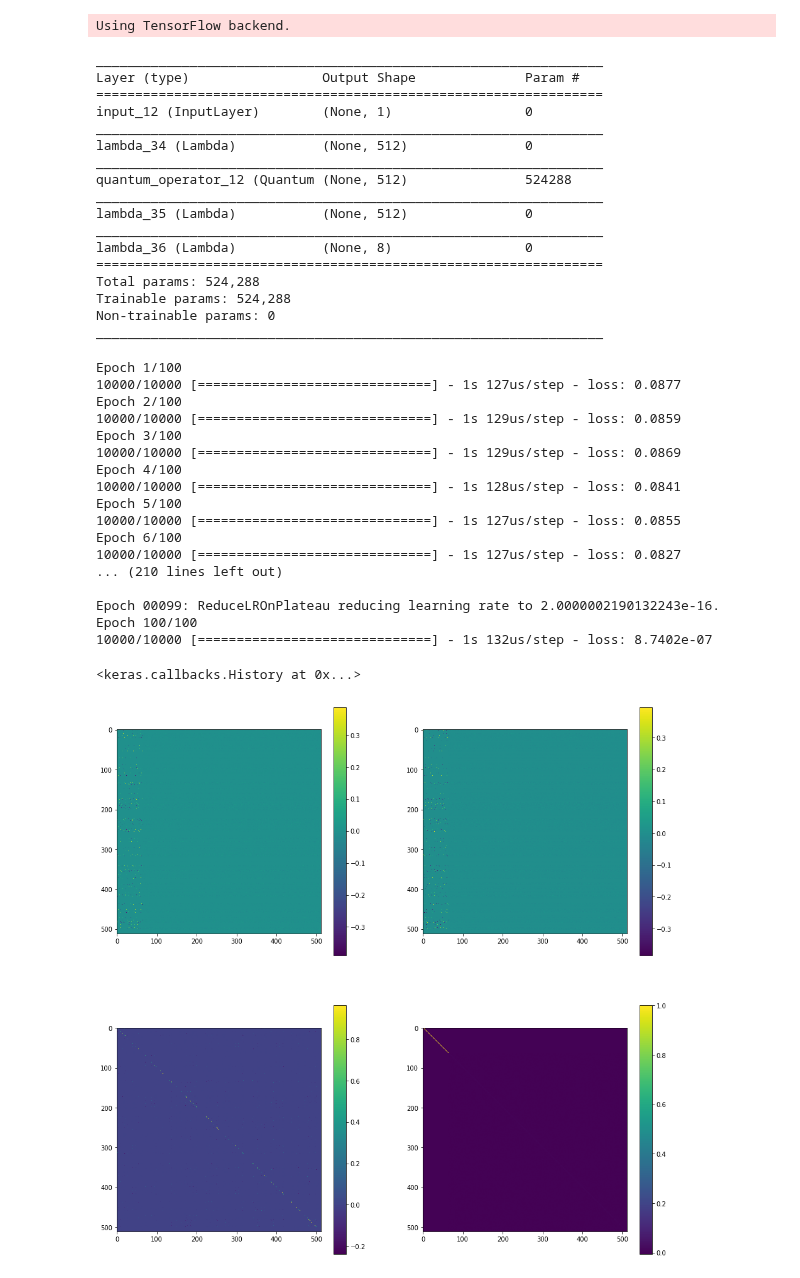
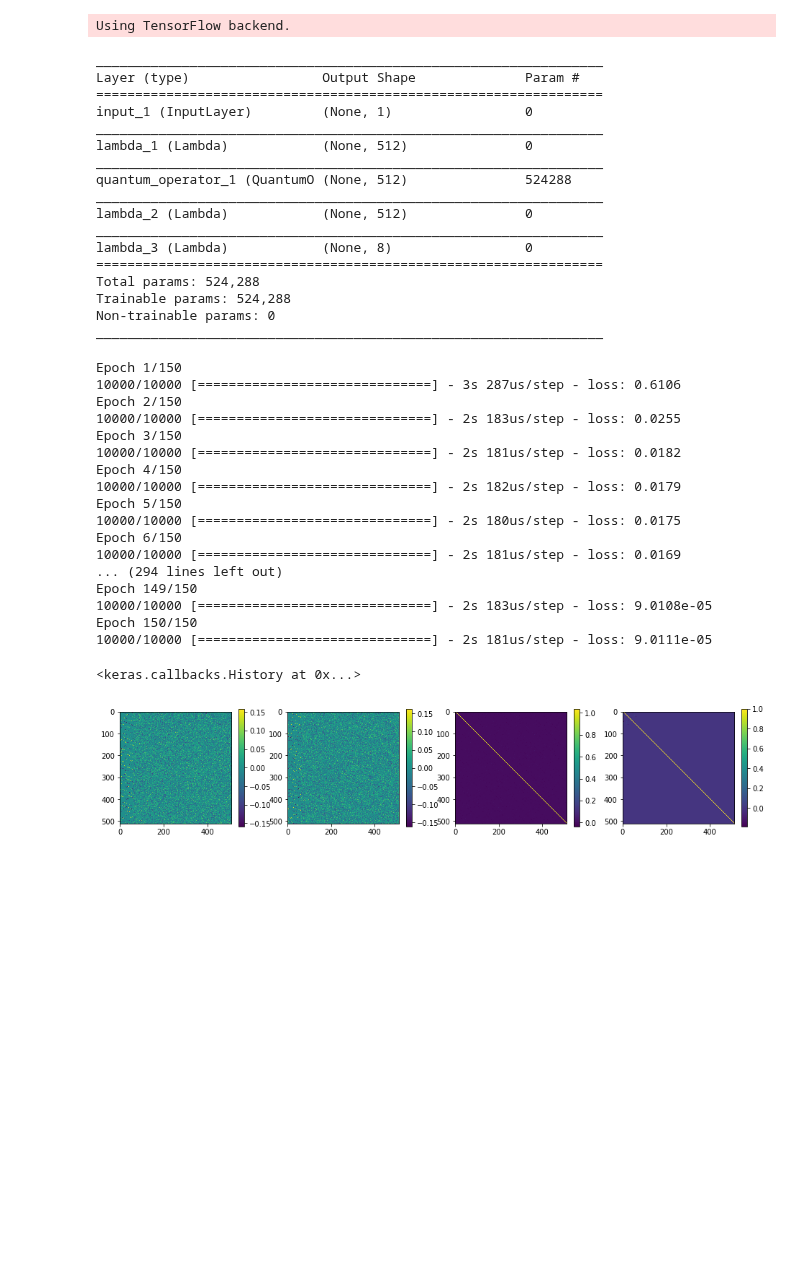
Before and after one commit to mammalwong/ml-study, a Jupyter notebook: regress-quantum-operator.ipynb, the cells around one changed output. Drawn from its saved outputs; the diff is of its cells as text; code cells hidden in the pictures; blank space fills up the shorter version.

```diff
--- a/regress-quantum-operator.ipynb
+++ b/regress-quantum-operator.ipynb
@@ -35,13 +35,13 @@ class QuantumOperator(keras.layers.Layer):
     def call(self, inputs):
         operator = tf.complex(self.operator_real, self.operator_imag)
         forward = inputs @ operator
-        reverse = forward @ tf.conj(tf.transpose(operator))
+        unitary = operator @ tf.conj(tf.transpose(operator))
         prob = K.square(tf.abs(forward))
-        self.add_loss(self.unitary_loss_factor/2 * K.sum(keras.losses.mae(
-            tf.real(inputs), tf.real(reverse))), inputs=inputs)
-        self.add_loss(self.unitary_loss_factor/2 * K.sum(keras.losses.mae(
-            tf.imag(inputs), tf.imag(reverse))), inputs=inputs)
-        self.add_loss(self.prob_loss_factor * K.sum(keras.losses.mae(
+        self.add_loss(self.unitary_loss_factor/2 * K.mean(keras.losses.mae(
+            tf.eye(self.dimension,self.dimension), tf.real(unitary))), inputs=inputs)
+        self.add_loss(self.unitary_loss_factor/2 * K.mean(keras.losses.mae(
+            tf.zeros((self.dimension,self.dimension)), tf.imag(unitary))), inputs=inputs)
+        self.add_loss(self.prob_loss_factor * K.mean(keras.losses.mae(
             1., K.sum(prob, axis=-1))), inputs=inputs)
         return forward
 
@@ -56,70 +56,69 @@ X = X_operator(X)
 X = keras.layers.Lambda(lambda x: K.square(tf.abs(x)))(X)
 X = keras.layers.Lambda(lambda x: K.sum(K.reshape(x,(-1,2**int(round((C-1)*N)),2**N)), axis=-2))(X)
 M = keras.Model(X_input, X)
-M_opt = keras.optimizers.SGD(momentum=0.9, nesterov=True)
 M.compile('nadam', 'sparse_categorical_crossentropy')
 M.summary()
 # %% [output]
 _________________________________________________________________
 Layer (type)                 Output Shape              Param #
 =================================================================
-input_12 (InputLayer)        (None, 1)                 0
+input_1 (InputLayer)         (None, 1)                 0
 _________________________________________________________________
-lambda_34 (Lambda)           (None, 512)               0
+lambda_1 (Lambda)            (None, 512)               0
 _________________________________________________________________
-quantum_operator_12 (Quantum (None, 512)               524288
+quantum_operator_1 (QuantumO (None, 512)               524288
 _________________________________________________________________
-lambda_35 (Lambda)           (None, 512)               0
+lambda_2 (Lambda)            (None, 512)               0
 _________________________________________________________________
-lambda_36 (Lambda)           (None, 8)                 0
+lambda_3 (Lambda)            (None, 8)                 0
 =================================================================
 Total params: 524,288
 Trainable params: 524,288
 Non-trainable params: 0
 _________________________________________________________________
 # %%
-M.fit(X_train, Y_train, epochs=100, batch_size=128, callbacks=[
+M.fit(X_train, Y_train, epochs=150, batch_size=128, callbacks=[
     keras.callbacks.ReduceLROnPlateau('loss', patience=3, min_delta=0., verbose=1),
 ])
 # %% [output]
-Epoch 1/100
-10000/10000 [==============================] - 1s 127us/step - loss: 0.0877
-Epoch 2/100
-10000/10000 [==============================] - 1s 129us/step - loss: 0.0859
-Epoch 3/100
-10000/10000 [==============================] - 1s 129us/step - loss: 0.0869
-Epoch 4/100
-10000/10000 [==============================] - 1s 128us/step - loss: 0.0841
-Epoch 5/100
-10000/10000 [==============================] - 1s 127us/step - loss: 0.0855
-Epoch 6/100
-10000/10000 [==============================] - 1s 127us/step - loss: 0.0827
-... (210 lines left out)
-
-Epoch 00099: ReduceLROnPlateau reducing learning rate to 2.0000002190132243e-16.
-Epoch 100/100
-10000/10000 [==============================] - 1s 132us/step - loss: 8.7402e-07
+Epoch 1/150
+10000/10000 [==============================] - 3s 287us/step - loss: 0.6106
+Epoch 2/150
+10000/10000 [==============================] - 2s 183us/step - loss: 0.0255
+Epoch 3/150
+10000/10000 [==============================] - 2s 181us/step - loss: 0.0182
+Epoch 4/150
+10000/10000 [==============================] - 2s 182us/step - loss: 0.0179
+Epoch 5/150
+10000/10000 [==============================] - 2s 180us/step - loss: 0.0175
+Epoch 6/150
+10000/10000 [==============================] - 2s 181us/step - loss: 0.0169
+... (294 lines left out)
+Epoch 149/150
+10000/10000 [==============================] - 2s 183us/step - loss: 9.0108e-05
+Epoch 150/150
+10000/10000 [==============================] - 2s 181us/step - loss: 9.0111e-05
 <keras.callbacks.History at 0x...>
 # %%
 operator = X_operator.get_weights()
 operator = operator[0].T + operator[1].T*1j
 # %%
-plt.figure(figsize=(16,16))
-plt.subplot(2,2,1)
+plt.figure(figsize=(16,3))
+plt.subplot(1,4,1)
 plt.imshow(np.real(operator))
 plt.colorbar()
-plt.subplot(2,2,2)
+plt.subplot(1,4,2)
 plt.imshow(np.imag(operator))
 plt.colorbar()
-plt.subplot(2,2,3)
+plt.subplot(1,4,3)
 plt.imshow(np.real(operator @ np.conj(operator.T)))
 plt.colorbar()
-plt.subplot(2,2,4)
+plt.subplot(1,4,4)
 plt.imshow(np.real(np.conj(operator.T) @ operator))
 plt.colorbar()
 plt.show()
 # %% [output]
-[figure, old version]
+[figure, new version]
 # %%
 i = np.random.randint(0,len(X_train))
 s = (operator @ keras.utils.to_categorical(X_train[i], num_classes=2**int(round(C*N))))
```
Also changed, not shown: parts of 2 cells of this notebook.
